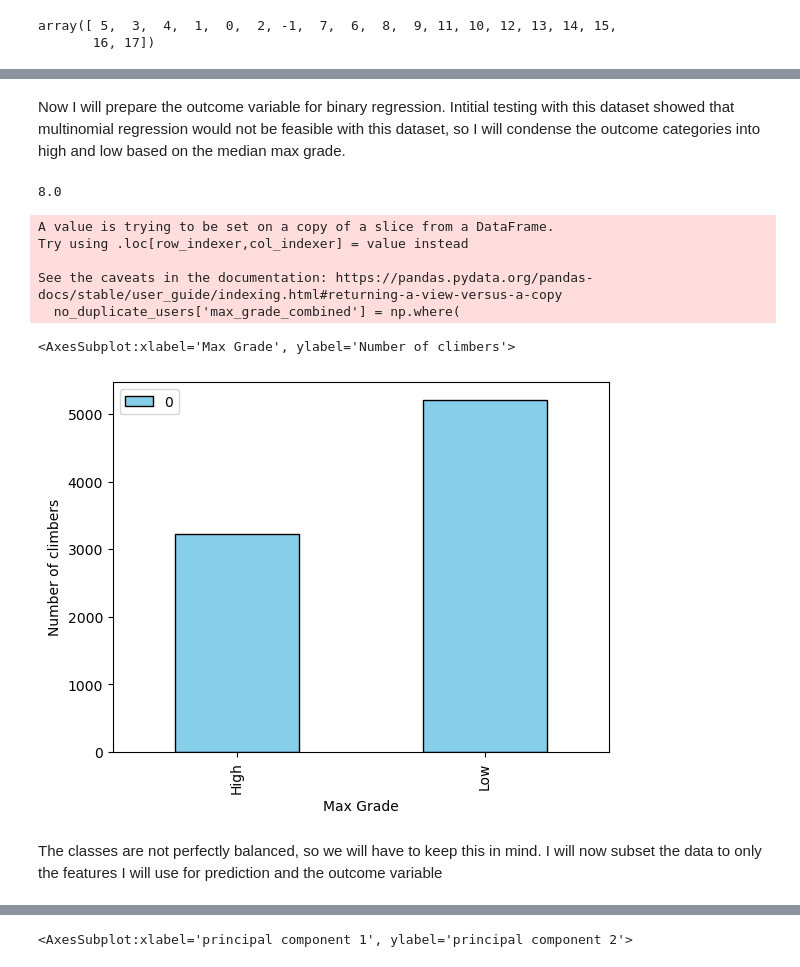
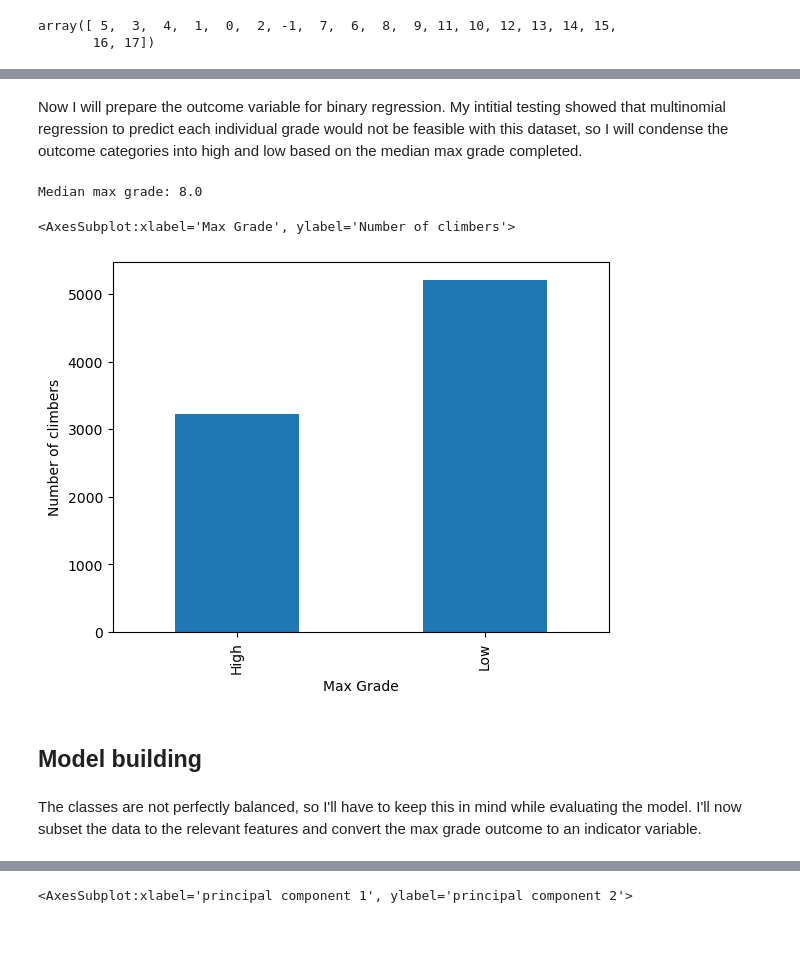
Before and after one commit to bensparklin/predicting-rock-climbing-ability, a Jupyter notebook: climbing_data/climbing.ipynb, the cells around one changed output, grey strips where cells are left out. Drawn from its saved outputs; the diff is of its cells as text; code cells hidden in the pictures; blank space fills up the shorter version.

Commit message:
Updated comments for data cleaning

```diff
--- a/climbing_data/climbing.ipynb
+++ b/climbing_data/climbing.ipynb
@@ -675,30 +594,26 @@ countries.plot(kind='bar', color=colors, xlabel='Country', ylabel='Number of use
 # %% [markdown]
-Now I will prepare the outcome variable for binary regression. Intitial testing with this dataset showed that multinomial regression would not be feasible with this dataset, so I will condense the outcome categories into high and low based on the median max grade.
+Now I will prepare the outcome variable for binary regression. My intitial testing showed that multinomial regression to predict each individual grade would not be feasible with this dataset, so I will condense the outcome categories into high and low based on the median max grade completed.
 # %%
 no_duplicate_users = user_ascent_grade_method.drop_duplicates(subset=['id_user'])
 
-np.median(no_duplicate_users['max_grade'])
+print("Median max grade:" ,np.median(no_duplicate_users['max_grade']))
 no_duplicate_users['max_grade_combined'] = np.where(
     no_duplicate_users['max_grade'].isin([-1,0,1,2,3,4,5,6,7,8]), 'Low', 'High')
 
 max_grade_summary = pd.DataFrame(no_duplicate_users.groupby('max_grade_combined').size())
 max_grade_summary.index.name = 'max_grade_combined'
 max_grade_summary.reset_index(inplace=True)
 
 max_grade_summary.set_index('max_grade_combined').plot(
-    kind='bar',xlabel='Max Grade', ylabel='Number of climbers',
-    color='skyblue', edgecolor='k' )
+    kind='bar',xlabel='Max Grade', ylabel='Number of climbers', legend=None)
 # %% [output]
-8.0
+Median max grade: 8.0
-A value is trying to be set on a copy of a slice from a DataFrame.
-Try using .loc[row_indexer,col_indexer] = value instead
-
-See the caveats in the documentation: https://pandas.pydata.org/pandas-docs/stable/user_guide/indexing.html#returning-a-view-versus-a-copy
-  no_duplicate_users['max_grade_combined'] = np.where(
+<AxesSubplot:xlabel='Max Grade', ylabel='Number of climbers'>
-<AxesSubplot:xlabel='Max Grade', ylabel='Number of climbers'>
-[figure, old version]
+[figure, new version]
+# %% [markdown]
+## Model building
 # %% [markdown]
-The classes are not perfectly balanced, so we will have to keep this in mind. I will now subset the data to only the features I will use for prediction and the outcome variable
+The classes are not perfectly balanced, so I'll have to keep this in mind while evaluating the model. I'll now subset the data to the relevant features and convert the max grade outcome to an indicator variable.
 # %%
 input_df = no_duplicate_users[['id_user', 'sex', 'bmi', 'years_exp_max_grade',
                                'age_max_grade', 'Redpoint', 'Onsight','Flash',
```
Also changed, not shown: parts of 77 cells of this notebook.
